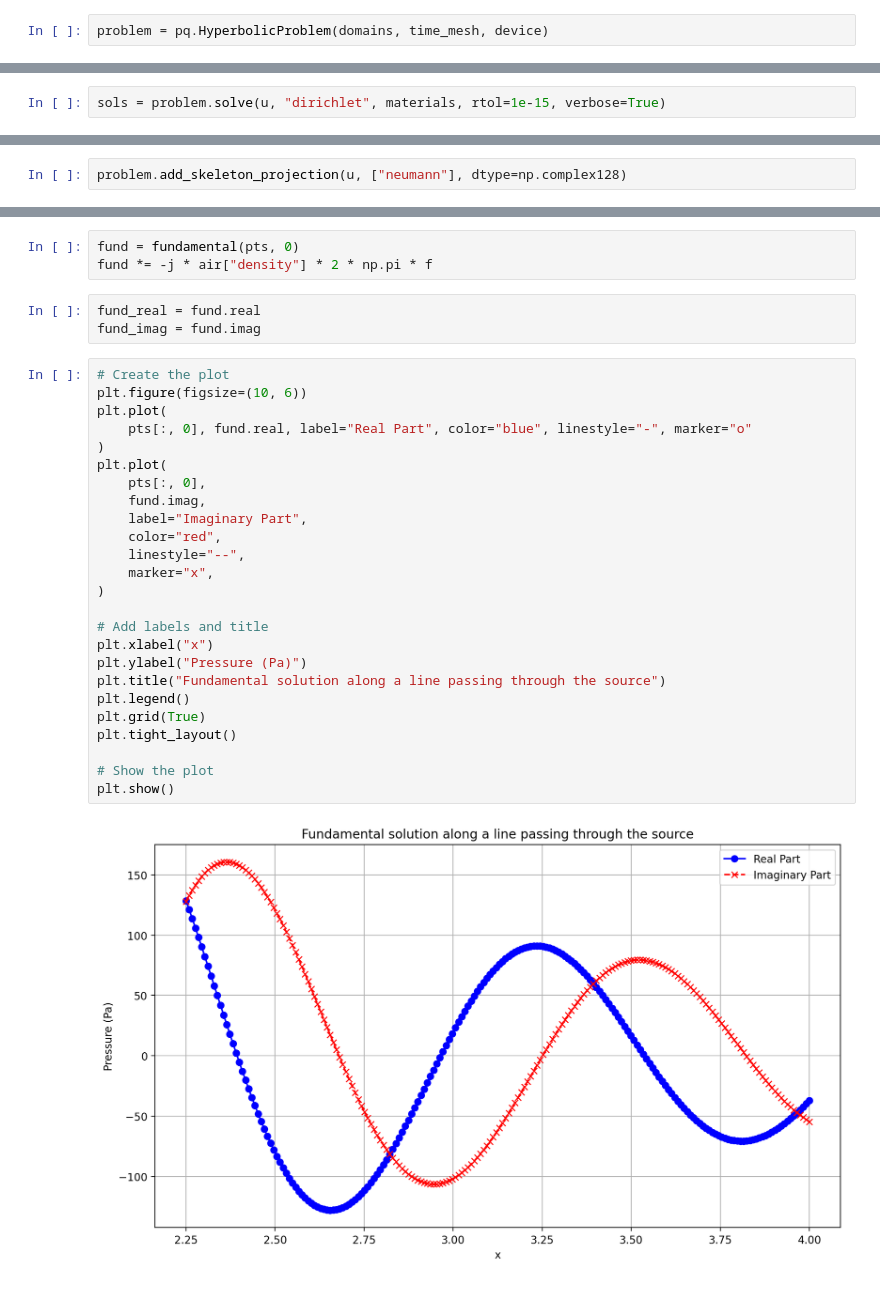
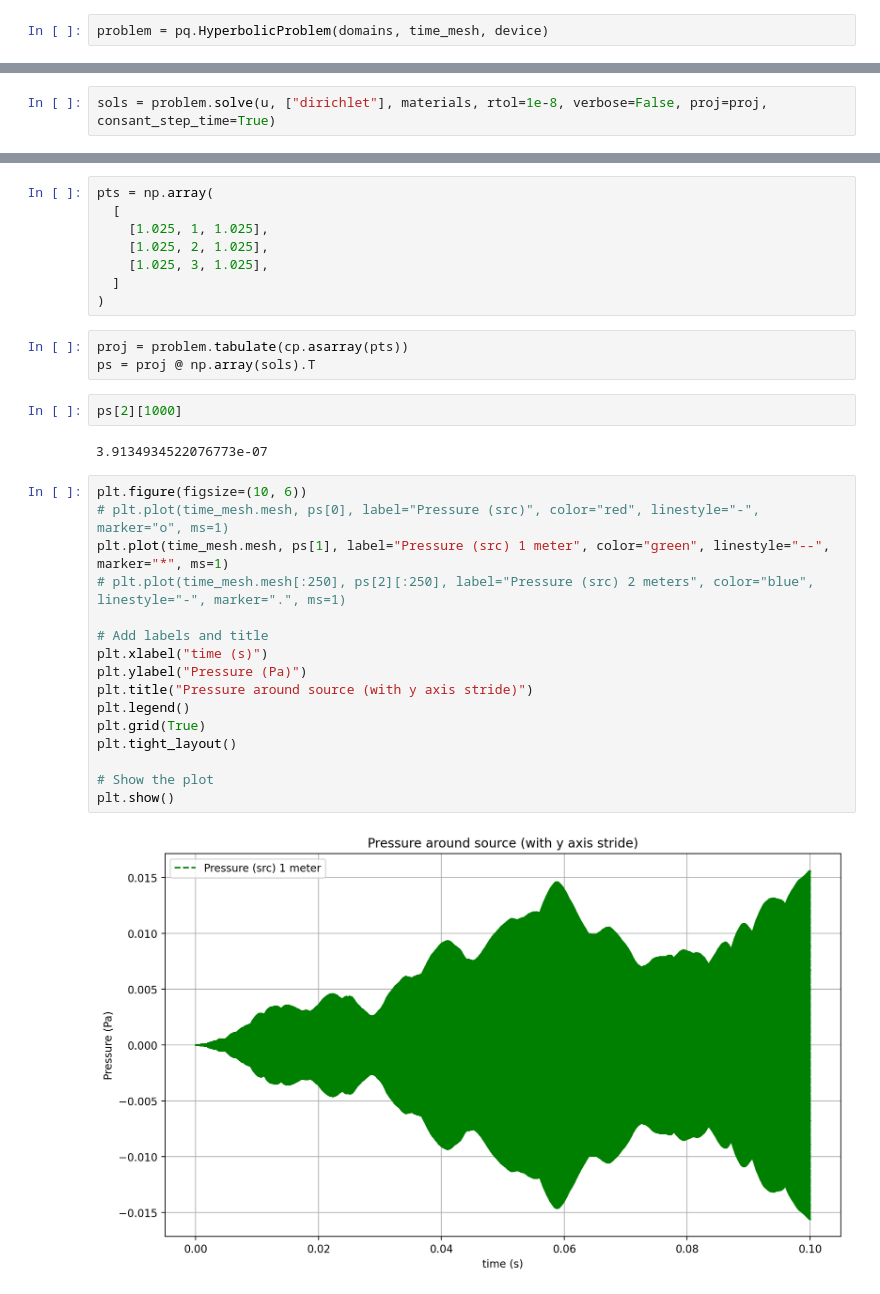
Before and after one commit to boorlakov/pyquasar, a Jupyter notebook: examples/acoustics.ipynb, the cells around one changed output, grey strips where cells are left out. Cells and saved outputs as stored; diff of their text form.

```diff
--- a/examples/acoustics.ipynb
+++ b/examples/acoustics.ipynb
@@ -113,2 +128,2 @@ problem.add_init_conds()
 # %%
-sols = problem.solve(u, "dirichlet", materials, rtol=1e-15, verbose=True)
+sols = problem.solve(u, ["dirichlet"], materials, rtol=1e-8, verbose=False, proj=proj, consant_step_time=True)
@@ -145,2 +133,0 @@ NotImplementedError:
-# %%
-problem.add_skeleton_projection(u, ["neumann"], dtype=np.complex128)
@@ -169,33 +134,33 @@ pts = np.concatenate(
-# %%
-fund = fundamental(pts, 0)
-fund *= -j * air["density"] * 2 * np.pi * f
-# %%
-fund_real = fund.real
-fund_imag = fund.imag
+# %%
+pts = np.array(
+  [
+    [1.025, 1, 1.025],
+    [1.025, 2, 1.025],
+    [1.025, 3, 1.025],
+  ]
+)
+# %%
+proj = problem.tabulate(cp.asarray(pts))
+ps = proj @ np.array(sols).T
+# %%
+ps[2][1000]
+# %% [output]
+3.9134934522076773e-07
 # %%
-# Create the plot
 plt.figure(figsize=(10, 6))
-plt.plot(
-    pts[:, 0], fund.real, label="Real Part", color="blue", linestyle="-", marker="o"
-)
-plt.plot(
-    pts[:, 0],
-    fund.imag,
-    label="Imaginary Part",
-    color="red",
-    linestyle="--",
-    marker="x",
-)
+# plt.plot(time_mesh.mesh, ps[0], label="Pressure (src)", color="red", linestyle="-", marker="o", ms=1)
+plt.plot(time_mesh.mesh, ps[1], label="Pressure (src) 1 meter", color="green", linestyle="--", marker="*", ms=1)
+# plt.plot(time_mesh.mesh[:250], ps[2][:250], label="Pressure (src) 2 meters", color="blue", linestyle="-", marker=".", ms=1)
 
 # Add labels and title
-plt.xlabel("x")
+plt.xlabel("time (s)")
 plt.ylabel("Pressure (Pa)")
-plt.title("Fundamental solution along a line passing through the source")
+plt.title("Pressure around source (with y axis stride)")
 plt.legend()
 plt.grid(True)
 plt.tight_layout()
 
 # Show the plot
 plt.show()
 # %% [output]
-[figure, old version]
+[figure, new version]
```
Also changed, not shown: parts of 29 cells of this notebook, 3 other files.
